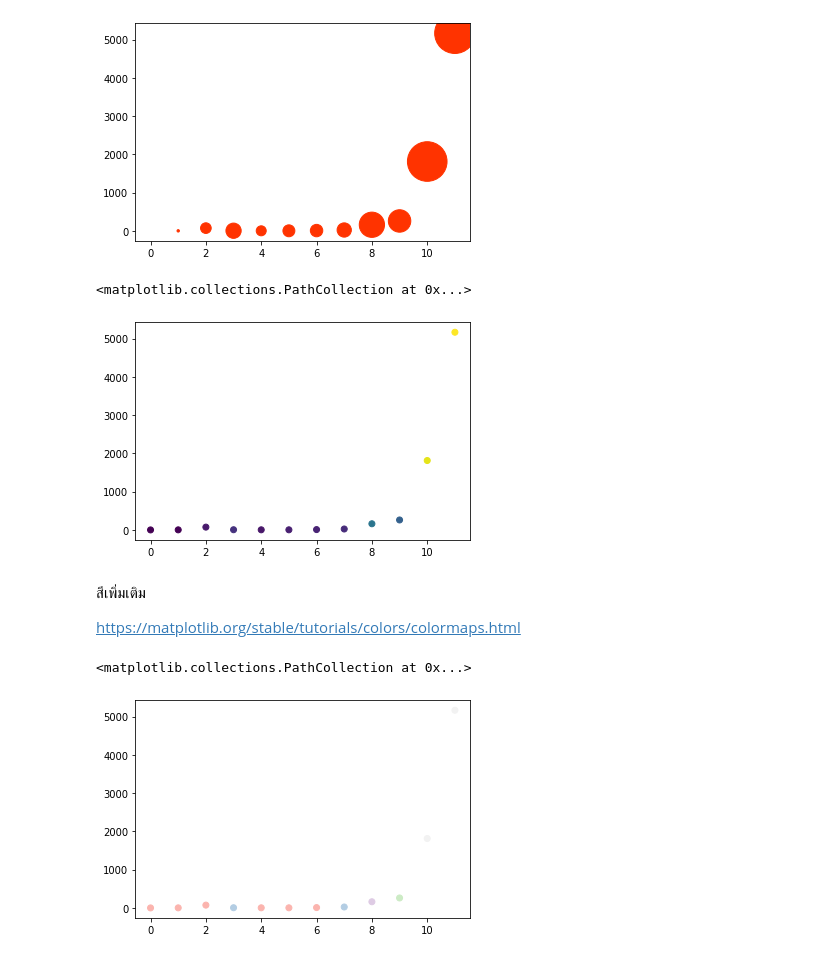
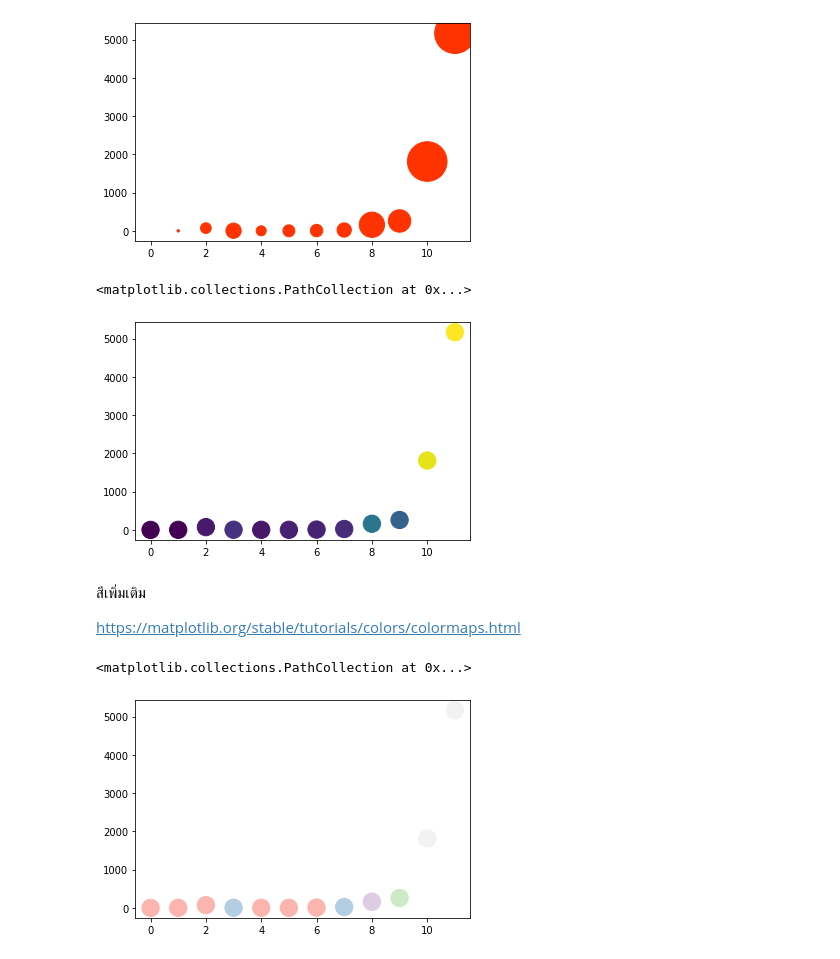
Before and after one commit to Jittiya/DWDM21, a Jupyter notebook: Data_Visualizetion.ipynb, the cells around one changed output. Cells and saved outputs as stored; diff of their text form; code cells hidden in the pictures.

```diff
--- a/Data_Visualizetion.ipynb
+++ b/Data_Visualizetion.ipynb
@@ -102,16 +102,16 @@ plt.scatter(range(len(data.iloc[::50,1])),data.iloc[::50,1],s=0.03*data.iloc[::5
 <matplotlib.collections.PathCollection at 0x...>
 [figure]
 # %%
-plt.scatter(range(len(data.iloc[::50,1])),data.iloc[::50,1],c=0.03*data.iloc[::50,2])
+plt.scatter(range(len(data.iloc[::50,1])),data.iloc[::50,1],s=300,c=0.03*data.iloc[::50,2])
 # %% [output]
 <matplotlib.collections.PathCollection at 0x...>
-[figure, old version]
+[figure, new version]
 # %% [markdown]
 สีเพิ่มเติม
 
 https://matplotlib.org/stable/tutorials/colors/colormaps.html
 # %%
-plt.scatter(range(len(data.iloc[::50,1])),data.iloc[::50,1],c=0.03*data.iloc[::50,2],cmap='Pastel1')
+plt.scatter(range(len(data.iloc[::50,1])),data.iloc[::50,1],s=300,c=0.03*data.iloc[::50,2],cmap='Pastel1')
 # %% [output]
 <matplotlib.collections.PathCollection at 0x...>
-[figure, old version]
+[figure, new version]
```
